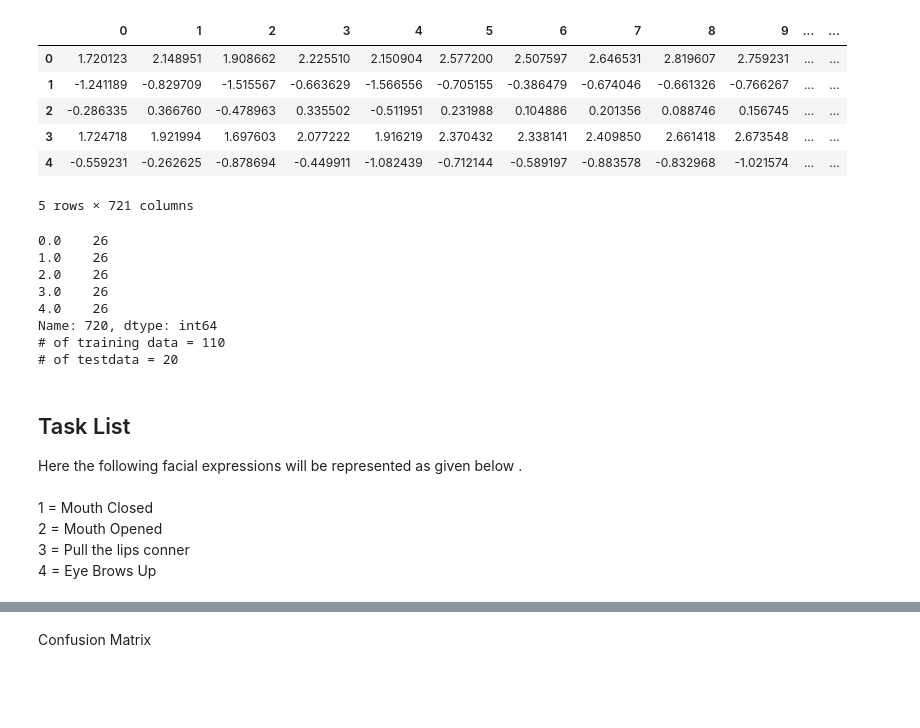
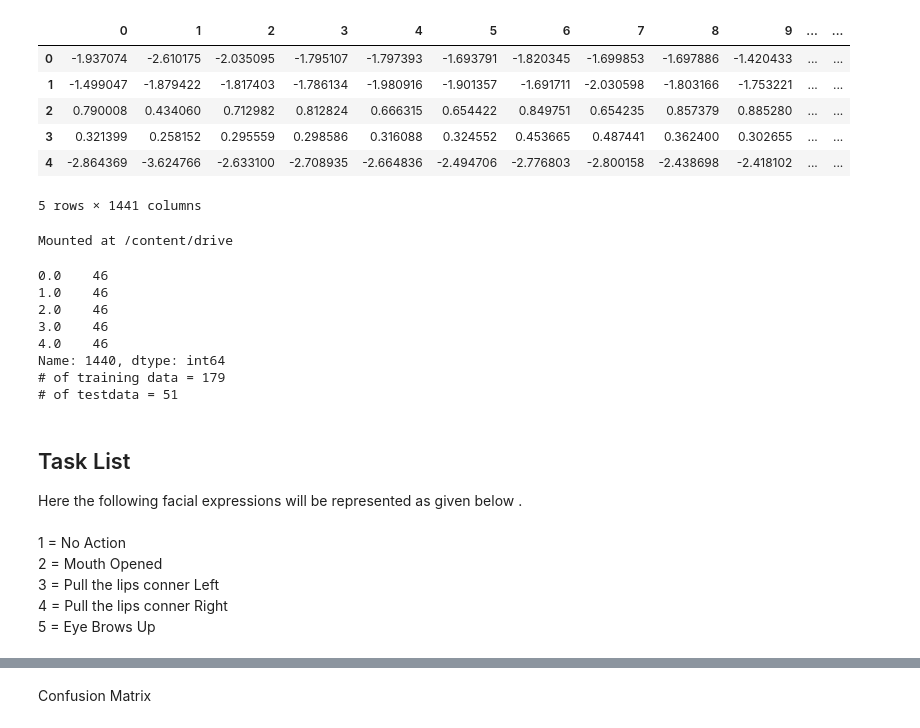
Before and after one commit to SaadiaJameel/ear-echo, a Jupyter notebook: Ear_Echo/Ear_Echo(17_23).ipynb, the cells around one changed output, grey strips where cells are left out. Drawn from its saved outputs; the diff is of its cells as text; code cells hidden in the pictures; blank space fills up the shorter version.

```diff
--- a/Ear_Echo/Ear_Echo(17_23).ipynb
+++ b/Ear_Echo/Ear_Echo(17_23).ipynb
@@ -15,54 +15,60 @@ from sklearn.metrics import accuracy_score
 from sklearn.preprocessing import MinMaxScaler,StandardScaler
 # %%
 #reading data from the stored CSV file
-TF_data = pd.read_csv('/content/drive/MyDrive/Colab Notebooks/17-23/TF Data/TF_Data.csv')
+TF_data = pd.read_csv('/content/drive/MyDrive/SMU project/17-23/TF_Data0013.csv')
 TF_data.head(5)
 # %% [output]
 |  | 0 | 1 | 2 | 3 | 4 | 5 | 6 | 7 | 8 | 9 | ... | ... |
-| 0 | 1.720123 | 2.148951 | 1.908662 | 2.225510 | 2.150904 | 2.577200 | 2.507597 | 2.646531 | 2.819607 | 2.759231 | ... | ... |
-| 1 | -1.241189 | -0.829709 | -1.515567 | -0.663629 | -1.566556 | -0.705155 | -0.386479 | -0.674046 | -0.661326 | -0.766267 | ... | ... |
-| 2 | -0.286335 | 0.366760 | -0.478963 | 0.335502 | -0.511951 | 0.231988 | 0.104886 | 0.201356 | 0.088746 | 0.156745 | ... | ... |
-| 3 | 1.724718 | 1.921994 | 1.697603 | 2.077222 | 1.916219 | 2.370432 | 2.338141 | 2.409850 | 2.661418 | 2.673548 | ... | ... |
-| 4 | -0.559231 | -0.262625 | -0.878694 | -0.449911 | -1.082439 | -0.712144 | -0.589197 | -0.883578 | -0.832968 | -1.021574 | ... | ... |
+| 0 | -1.937074 | -2.610175 | -2.035095 | -1.795107 | -1.797393 | -1.693791 | -1.820345 | -1.699853 | -1.697886 | -1.420433 | ... | ... |
+| 1 | -1.499047 | -1.879422 | -1.817403 | -1.786134 | -1.980916 | -1.901357 | -1.691711 | -2.030598 | -1.803166 | -1.753221 | ... | ... |
+| 2 | 0.790008 | 0.434060 | 0.712982 | 0.812824 | 0.666315 | 0.654422 | 0.849751 | 0.654235 | 0.857379 | 0.885280 | ... | ... |
+| 3 | 0.321399 | 0.258152 | 0.295559 | 0.298586 | 0.316088 | 0.324552 | 0.453665 | 0.487441 | 0.362400 | 0.302655 | ... | ... |
+| 4 | -2.864369 | -3.624766 | -2.633100 | -2.708935 | -2.664836 | -2.494706 | -2.776803 | -2.800158 | -2.438698 | -2.418102 | ... | ... |
-5 rows × 721 columns
+5 rows × 1441 columns
+# %%
+from google.colab import drive
+drive.mount('/content/drive')
+# %% [output]
+Mounted at /content/drive
 # %%
 # Seperating Data and Labels
 
 #print(TF_data['720'].value_counts())
 
-TF_data.drop(TF_data[TF_data['720'] >= 5].index, inplace = True)
-print(TF_data['720'].value_counts())
+TF_data.drop(TF_data[TF_data['1440'] >= 5].index, inplace = True)
+print(TF_data['1440'].value_counts())
 
 # Seperating Data and Labels
 
-X = TF_data.drop(columns='720',axis=1)
-Y = TF_data['720']
+X = TF_data.drop(columns='1440',axis=1)
+Y = TF_data['1440']
 
-# scaler = StandardScaler()
-# X = scaler.fit_transform(X)
-
+# X_after_test , Y_after_test = X.iloc[228:] , Y.iloc[228:]
+# X , Y = X.iloc[:228] , Y.iloc[:228]
 # Train and Test Data
-X_train,X_test,Y_train,Y_test = train_test_split(X,Y , test_size=0.15 ,stratify=Y, random_state=4)
+X_train,X_test,Y_train,Y_test = train_test_split(X,Y , test_size=0.22 ,stratify=Y, random_state=0)
 
 X_train = X_train.astype('float32')
 X_test = X_test.astype('float32')
+#X_after_test = X_after_test.astype('float32')
 
 print("# of training data =",X_train.shape[0])
 print("# of testdata =",X_test.shape[0])
 # %% [output]
-0.0    26
-1.0    26
-2.0    26
-3.0    26
-4.0    26
-Name: 720, dtype: int64
-# of training data = 110
-# of testdata = 20
+0.0    46
+1.0    46
+2.0    46
+3.0    46
+4.0    46
+Name: 1440, dtype: int64
+# of training data = 179
+# of testdata = 51
 # %% [markdown]
 ## Task List
 
 Here the following facial expressions will be represented as given below .<br><br>
-1  = Mouth Closed <br>
+1  = No Action <br>
 2  = Mouth Opened <br>
-3  = Pull the lips conner <br>
-4  = Eye Brows Up <br>
+3  = Pull the lips conner Left<br>
+4  = Pull the lips conner Right<br>
+5  = Eye Brows Up <br>
```
Also changed, not shown: parts of 11 cells of this notebook.
